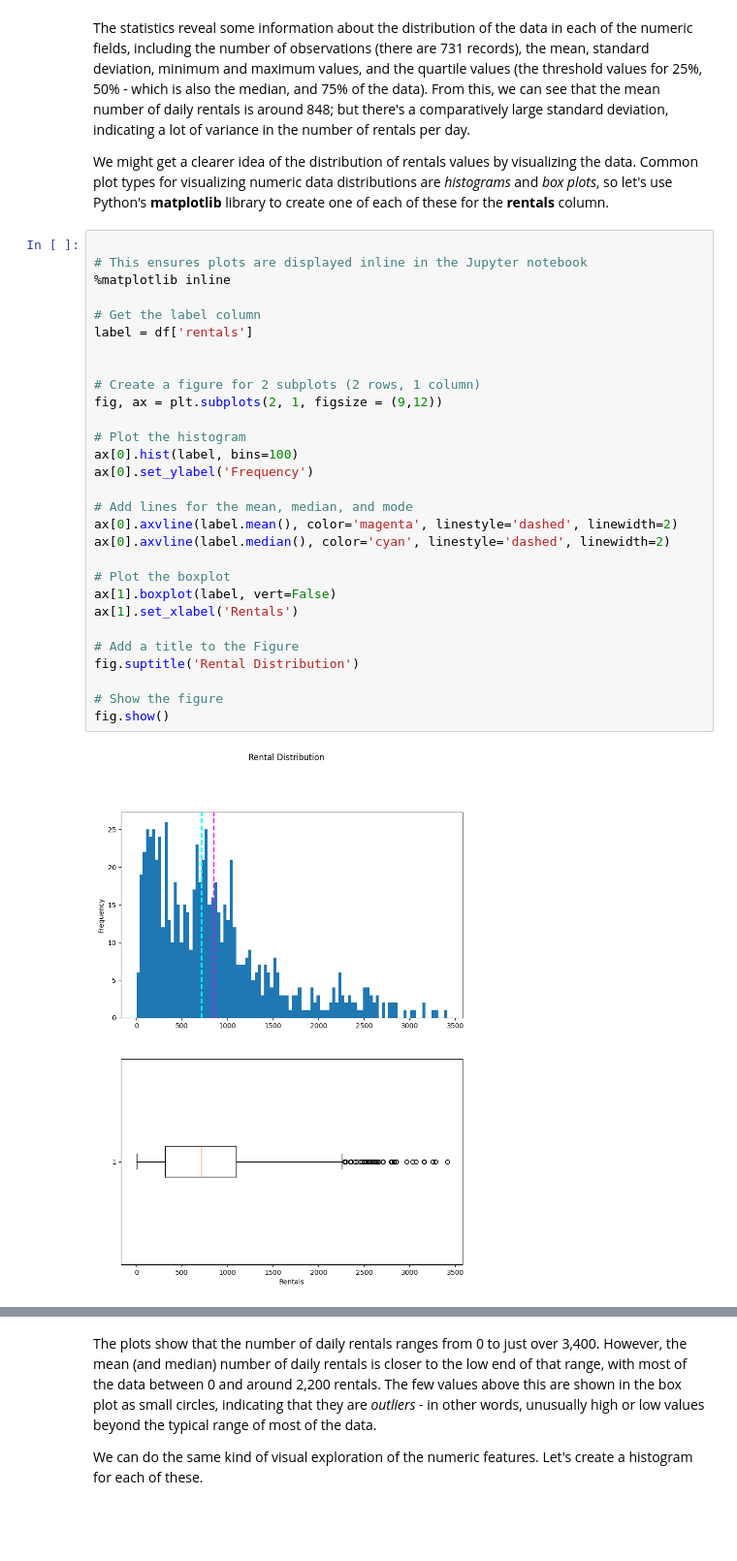
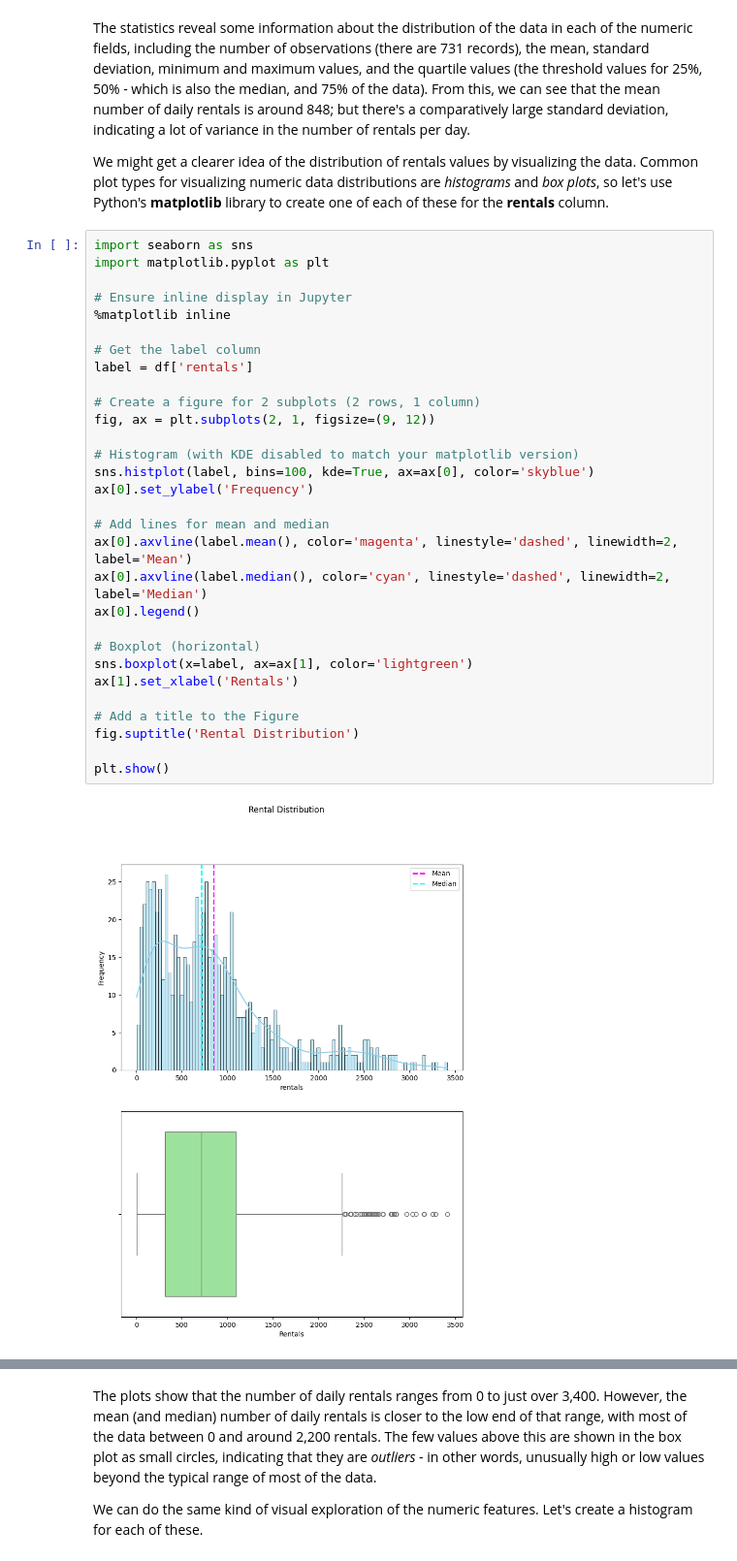
Before and after one commit to ash322ash422/tut_ml, a Jupyter notebook: tut_regression_linear_regression/tut_ml_linearReg_multipleVar_daily_bike_part1_EDA.ipynb, the cells around one changed output, grey strips where cells are left out. Shown at 97% size. Saved outputs shown, nothing was run; the diff lists cells and outputs as text; blank space fills up the shorter version.

```diff
--- a/tut_regression_linear_regression/tut_ml_linearReg_multipleVar_daily_bike_v2_detailed.ipynb
+++ b/tut_regression_linear_regression/tut_ml_linearReg_multipleVar_daily_bike_part1_EDA.ipynb
@@ -185,33 +189,34 @@ The statistics reveal some information about the distribution of the data in eac
 
 We might get a clearer idea of the distribution of rentals values by visualizing the data. Common plot types for visualizing numeric data distributions are *histograms* and *box plots*, so let's use Python's **matplotlib** library to create one of each of these for the **rentals** column.
 # %%
+import seaborn as sns
+import matplotlib.pyplot as plt
 
-# This ensures plots are displayed inline in the Jupyter notebook
+# Ensure inline display in Jupyter
 %matplotlib inline
 
 # Get the label column
 label = df['rentals']
 
+# Create a figure for 2 subplots (2 rows, 1 column)
+fig, ax = plt.subplots(2, 1, figsize=(9, 12))
 
-# Create a figure for 2 subplots (2 rows, 1 column)
-fig, ax = plt.subplots(2, 1, figsize = (9,12))
-
-# Plot the histogram
-ax[0].hist(label, bins=100)
+# Histogram (with KDE disabled to match your matplotlib version)
+sns.histplot(label, bins=100, kde=True, ax=ax[0], color='skyblue')
 ax[0].set_ylabel('Frequency')
 
-# Add lines for the mean, median, and mode
-ax[0].axvline(label.mean(), color='magenta', linestyle='dashed', linewidth=2)
-ax[0].axvline(label.median(), color='cyan', linestyle='dashed', linewidth=2)
+# Add lines for mean and median
+ax[0].axvline(label.mean(), color='magenta', linestyle='dashed', linewidth=2, label='Mean')
+ax[0].axvline(label.median(), color='cyan', linestyle='dashed', linewidth=2, label='Median')
+ax[0].legend()
 
-# Plot the boxplot
-ax[1].boxplot(label, vert=False)
+# Boxplot (horizontal)
+sns.boxplot(x=label, ax=ax[1], color='lightgreen')
 ax[1].set_xlabel('Rentals')
 
 # Add a title to the Figure
 fig.suptitle('Rental Distribution')
 
-# Show the figure
-fig.show()
+plt.show()
 # %% [output]
-[figure, old version]
+[figure, new version]
```
Also changed, not shown: parts of 51 cells of this notebook, 6 other files.
